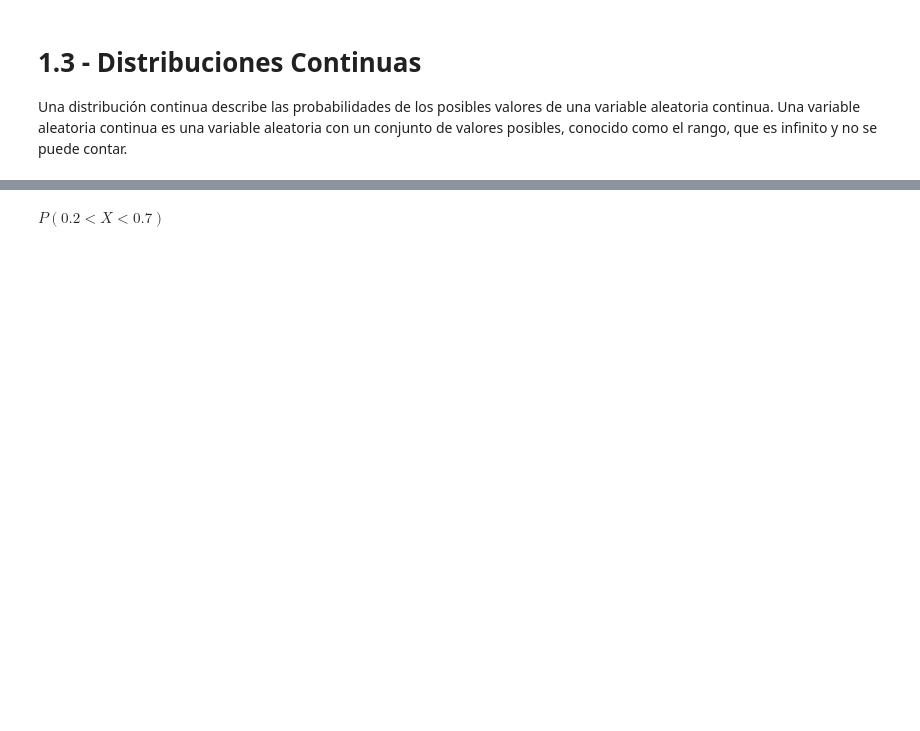
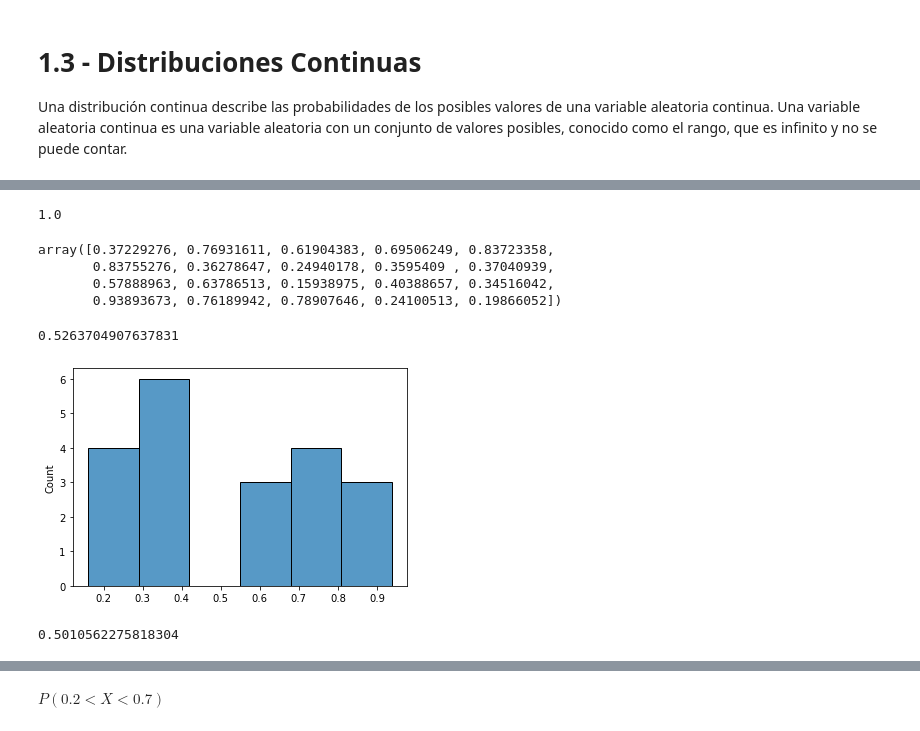
Before and after one commit to Ironhack-Data-Madrid-Mayo-2022/apuntes_clase, a Jupyter notebook: semana_6/1.3 - Distribuciones Continuas.ipynb, the cells around one changed output, grey strips where cells are left out. Cells and saved outputs as stored; diff of their text form; code cells hidden in the pictures; blank space fills up the shorter version.

```diff
--- a/semana_6/1.3 - Distribuciones Continuas.ipynb
+++ b/semana_6/1.3 - Distribuciones Continuas.ipynb
@@ -41,0 +44,31 @@ $$\forall c, d \in [0, 1]: P(c < x <= d) = d-c$$
+# %%
+# por defecto U(0,1)
+
+uniform.pdf(0.3)
+# %% [output]
+1.0
+# %%
+muestra=uniform.rvs(size=20)
+
+muestra
+# %% [output]
+array([0.37229276, 0.76931611, 0.61904383, 0.69506249, 0.83723358,
+       0.83755276, 0.36278647, 0.24940178, 0.3595409 , 0.37040939,
+       0.57888963, 0.63786513, 0.15938975, 0.40388657, 0.34516042,
+       0.93893673, 0.76189942, 0.78907646, 0.24100513, 0.19866052])
+# %%
+muestra.mean()
+# %% [output]
+0.5263704907637831
+# %%
+import pylab as plt
+import seaborn as sns
+
+sns.histplot(muestra);
+# %% [output]
+[figure, added]
+# %%
+muestra=uniform.rvs(size=20000)
+muestra.mean()
+# %% [output]
+0.5010562275818304
```
Also changed, not shown: parts of 33 cells of this notebook.
